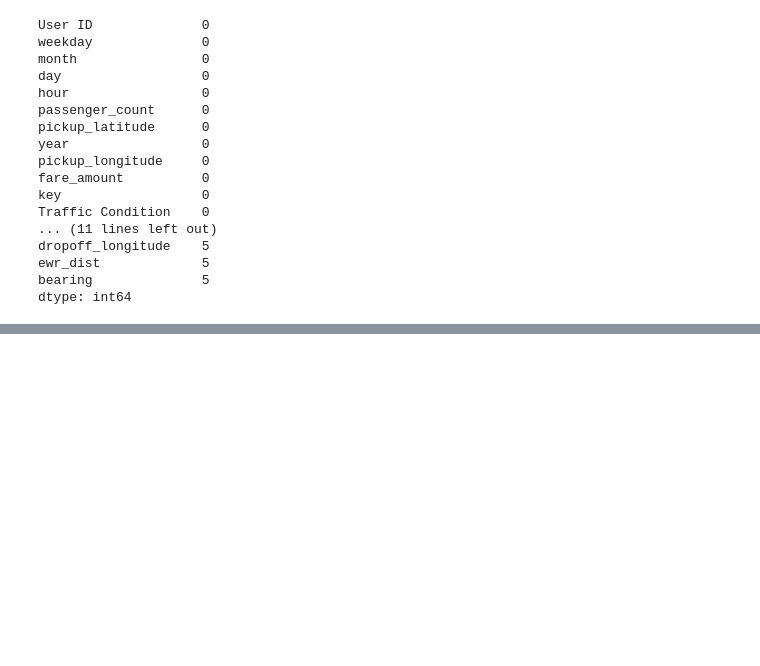
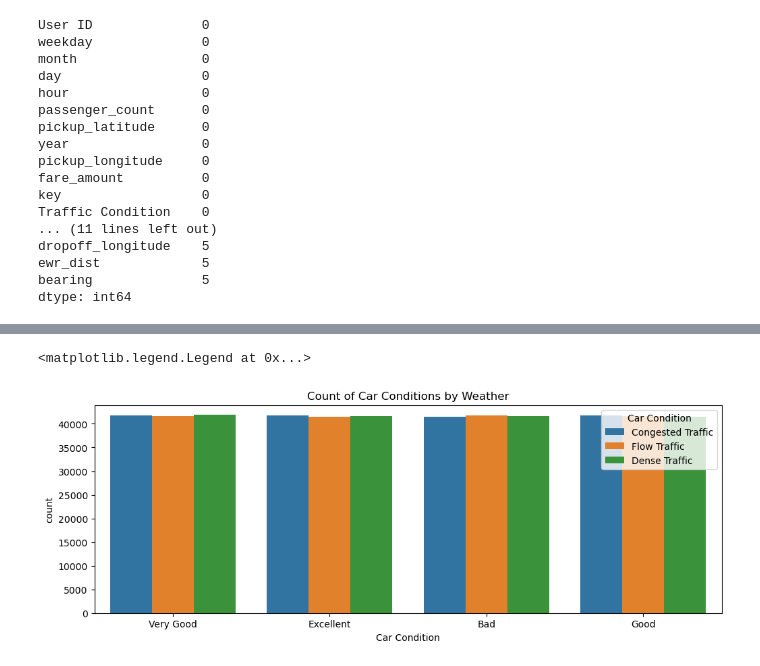
Before and after one commit to zizoisprogramming/Car-travels, a Jupyter notebook: car_travels.ipynb, the cells around one changed output, grey strips where cells are left out. Cells and saved outputs as stored; diff of their text form; code cells hidden in the pictures; blank space fills up the shorter version.

```diff
--- a/car_travels.ipynb
+++ b/car_travels.ipynb
@@ -335,0 +151,13 @@ traffic_car
+# %%
+plt.figure(figsize=(12,4))
+sns.countplot(
+    data= data,
+    x= 'Car Condition',
+    hue='Traffic Condition'
+)
+
+plt.title('Count of Car Conditions by Weather')
+plt.legend(title='Car Condition', loc='upper right')
+# %% [output]
+<matplotlib.legend.Legend at 0x...>
+[figure, added]
```
Also changed, not shown: parts of 43 cells of this notebook.
